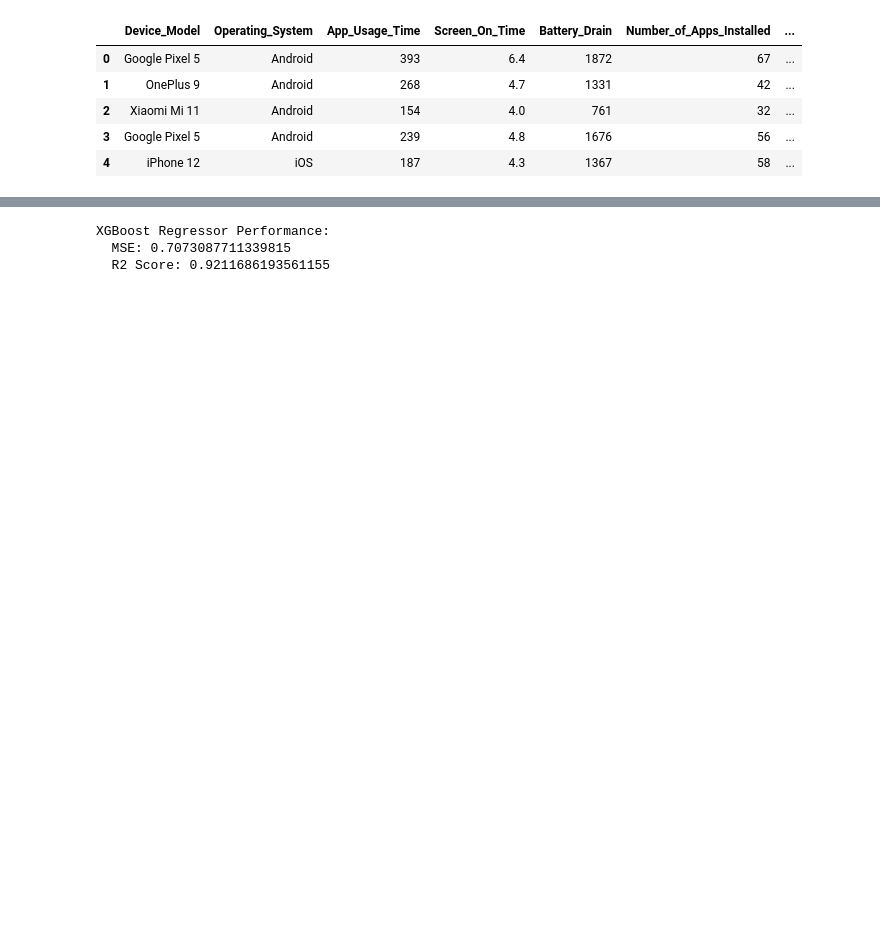
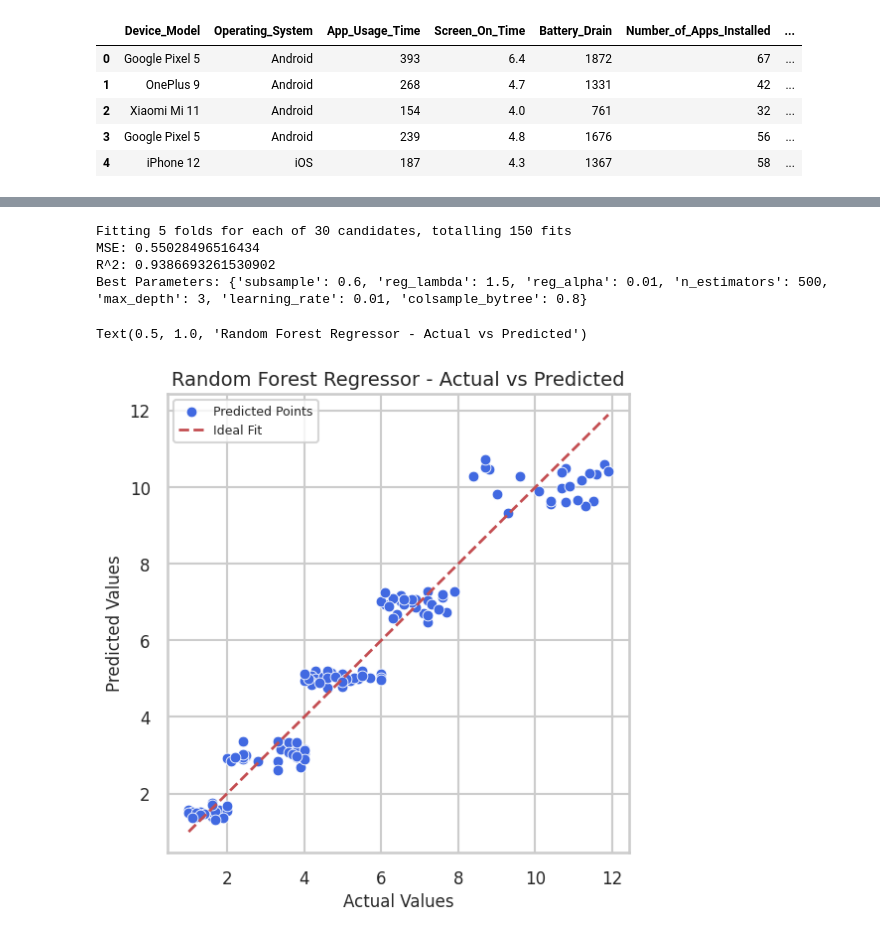
Before and after one commit to 3booooood/Data-science_project, a Jupyter notebook: regression/Notebooks/RandomForestRegressor&XGBRegressor.ipynb, the cells around one changed output, grey strips where cells are left out. Saved outputs shown, nothing was run; the diff lists cells and outputs as text; code cells hidden in the pictures; blank space fills up the shorter version.

```diff
--- a/regression/Notebooks/RandomForestRegressor&XGBRegressor.ipynb
+++ b/regression/Notebooks/RandomForestRegressor&XGBRegressor.ipynb
@@ -29,9 +29,12 @@ X_train_scaled = scaler.fit_transform(X_train)
 X_test_scaled = scaler.transform(X_test)
 # %%
 rf = RandomForestRegressor(
-    n_estimators=100,
-    max_depth=10,
+    n_estimators=200,
     min_samples_leaf=5,
+    min_samples_split=10,
+    max_depth=None,
+    max_features='log2',
+    bootstrap=True,
     random_state=42,
     n_jobs=-1
 )
@@ -49,19 +52,51 @@ Random Forest Regressor Performance:
-# %%
-xgb = XGBRegressor(
-    n_estimators=100,
-    max_depth=6,
-    learning_rate=0.1,
-    random_state=42,
-    n_jobs=-1
-)
-
-xgb.fit(X_train_scaled, y_train)
-y_pred_xgb = xgb.predict(X_test_scaled)
-
-print("\nXGBoost Regressor Performance:")
-print("  MSE:", mean_squared_error(y_test, y_pred_xgb))
-print("  R2 Score:", r2_score(y_test, y_pred_xgb))
-# %% [output]
-XGBoost Regressor Performance:
-  MSE: 0.7073087711339815
-  R2 Score: 0.9211686193561155
+# %%
+from sklearn.model_selection import RandomizedSearchCV
+
+param_dist = { #hypertuning to find the best parameters for the model
+    "n_estimators": [100, 200, 300, 500],
+    "max_depth": [3, 5, 6, 8, 10],
+    "learning_rate": [0.01, 0.05, 0.1, 0.2],
+    "subsample": [0.6, 0.8, 1.0],
+    "colsample_bytree": [0.6, 0.8, 1.0],
+    "reg_alpha": [0, 0.01, 0.1, 1],
+    "reg_lambda": [1, 1.5, 2, 3]
+}
+xgb = XGBRegressor(random_state=42, n_jobs=-1)
+
+random_search = RandomizedSearchCV(
+    xgb,
+    param_distributions=param_dist,
+    n_iter=30,
+    scoring='r2',
+    verbose=1,
+)
+random_search.fit(X_train_scaled, y_train)
+best_model = random_search.best_estimator_
+
+y_pred_xgb = best_model.predict(X_test_scaled)
+
+print("MSE:", mean_squared_error(y_test, y_pred_xgb))
+print("R^2:", r2_score(y_test, y_pred_xgb))
+print("Best Parameters:", random_search.best_params_) # to show the best parameter values that have been used
+# %% [output]
+Fitting 5 folds for each of 30 candidates, totalling 150 fits
+MSE: 0.55028496516434
+R^2: 0.9386693261530902
+Best Parameters: {'subsample': 0.6, 'reg_lambda': 1.5, 'reg_alpha': 0.01, 'n_estimators': 500, 'max_depth': 3, 'learning_rate': 0.01, 'colsample_bytree': 0.8}
+# %%
+import matplotlib.pyplot as plt
+import seaborn as sns
+
+plt.figure(figsize=(6, 6))
+sns.scatterplot(x=y_test, y=y_pred_rf, color='royalblue', edgecolor='w', s=60, label='Predicted Points')
+plt.plot([y_test.min(), y_test.max()], [y_test.min(), y_test.max()], '--r', lw=2, label='Ideal Fit')
+plt.legend(fontsize=9)
+plt.grid(True)
+plt.xticks(fontsize=12)
+plt.yticks(fontsize=12)
+plt.xlabel('Actual Values', fontsize = 12)
+plt.ylabel('Predicted Values', fontsize = 12)
+plt.title('Random Forest Regressor - Actual vs Predicted', fontsize = 14)
+# %% [output]
+Text(0.5, 1.0, 'Random Forest Regressor - Actual vs Predicted')
+[figure, added]
```
Also changed, not shown: parts of 3 cells of this notebook.
